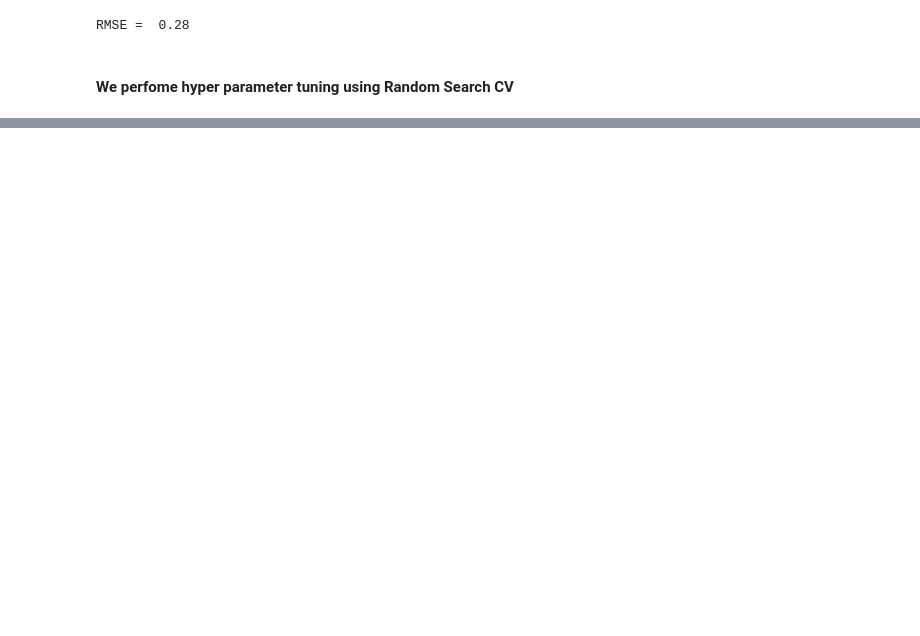
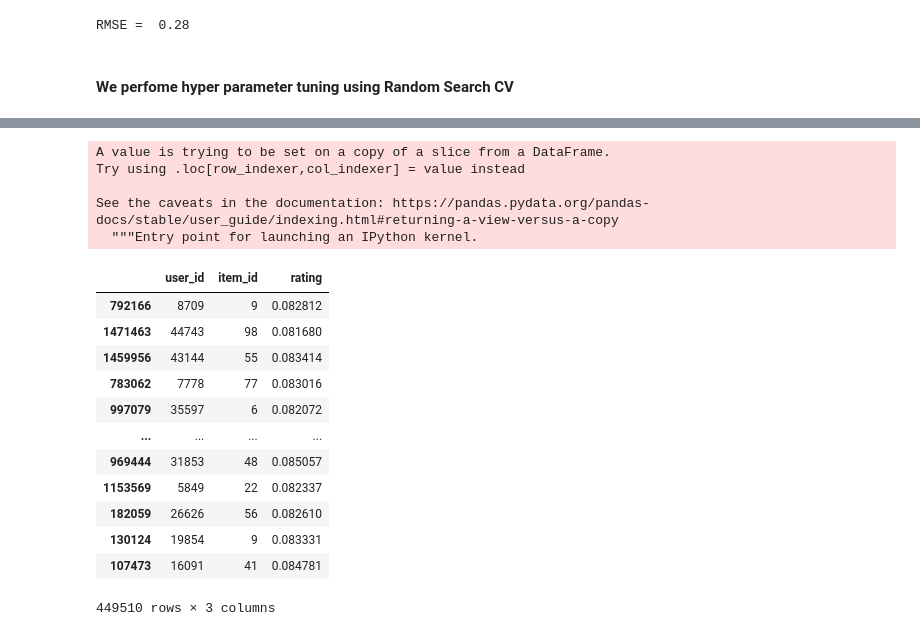
Before and after one commit to ShrutiSavardekar/ExpediaHotelRecommendation, a Jupyter notebook: wide_n_deep.ipynb, the cells around one changed output, grey strips where cells are left out. Saved outputs shown, nothing was run; the diff lists cells and outputs as text; code cells hidden in the pictures; blank space fills up the shorter version.

```diff
--- a/wide_n_deep.ipynb
+++ b/wide_n_deep.ipynb
@@ -268,0 +341,5 @@ l2_reg_embedding_rmse
+# %%
+model = WDL(linear_feature_columns, dnn_feature_columns, dnn_hidden_units = (2,2), dnn_dropout = 0.8, dnn_activation = 'relu',
+            l2_reg_embedding = 0.1, l2_reg_linear = 0.1, l2_reg_dnn = 0, seed = 1024, task ='binary')
+model.compile("adam", "mse", metrics=['mse'])
+history = model.fit(train_data_input, train_data[target].values, batch_size=256, validation_split=0.2, epochs=10, verbose=2)
@@ -268,0 +364,2 @@ l2_reg_embedding_rmse
+# %%
+pred = model.predict(test_data_input, batch_size=256)
@@ -268,0 +371,2 @@ l2_reg_embedding_rmse
+# %%
+df = test_data[['user_id', 'item_id', 'rating']]
@@ -268,0 +382,24 @@ l2_reg_embedding_rmse
+# %%
+df['rating'] = pred
+# %% [output]
+A value is trying to be set on a copy of a slice from a DataFrame.
+Try using .loc[row_indexer,col_indexer] = value instead
+
+See the caveats in the documentation: https://pandas.pydata.org/pandas-docs/stable/user_guide/indexing.html#returning-a-view-versus-a-copy
+  """Entry point for launching an IPython kernel.
+# %%
+df
+# %% [output]
+|  | user_id | item_id | rating |
+| 792166 | 8709 | 9 | 0.082812 |
+| 1471463 | 44743 | 98 | 0.081680 |
+| 1459956 | 43144 | 55 | 0.083414 |
+| 783062 | 7778 | 77 | 0.083016 |
+| 997079 | 35597 | 6 | 0.082072 |
+| ... | ... | ... | ... |
+| 969444 | 31853 | 48 | 0.085057 |
+| 1153569 | 5849 | 22 | 0.082337 |
+| 182059 | 26626 | 56 | 0.082610 |
+| 130124 | 19854 | 9 | 0.083331 |
+| 107473 | 16091 | 41 | 0.084781 |
+449510 rows × 3 columns
```
Also changed, not shown: parts of 27 cells of this notebook.
